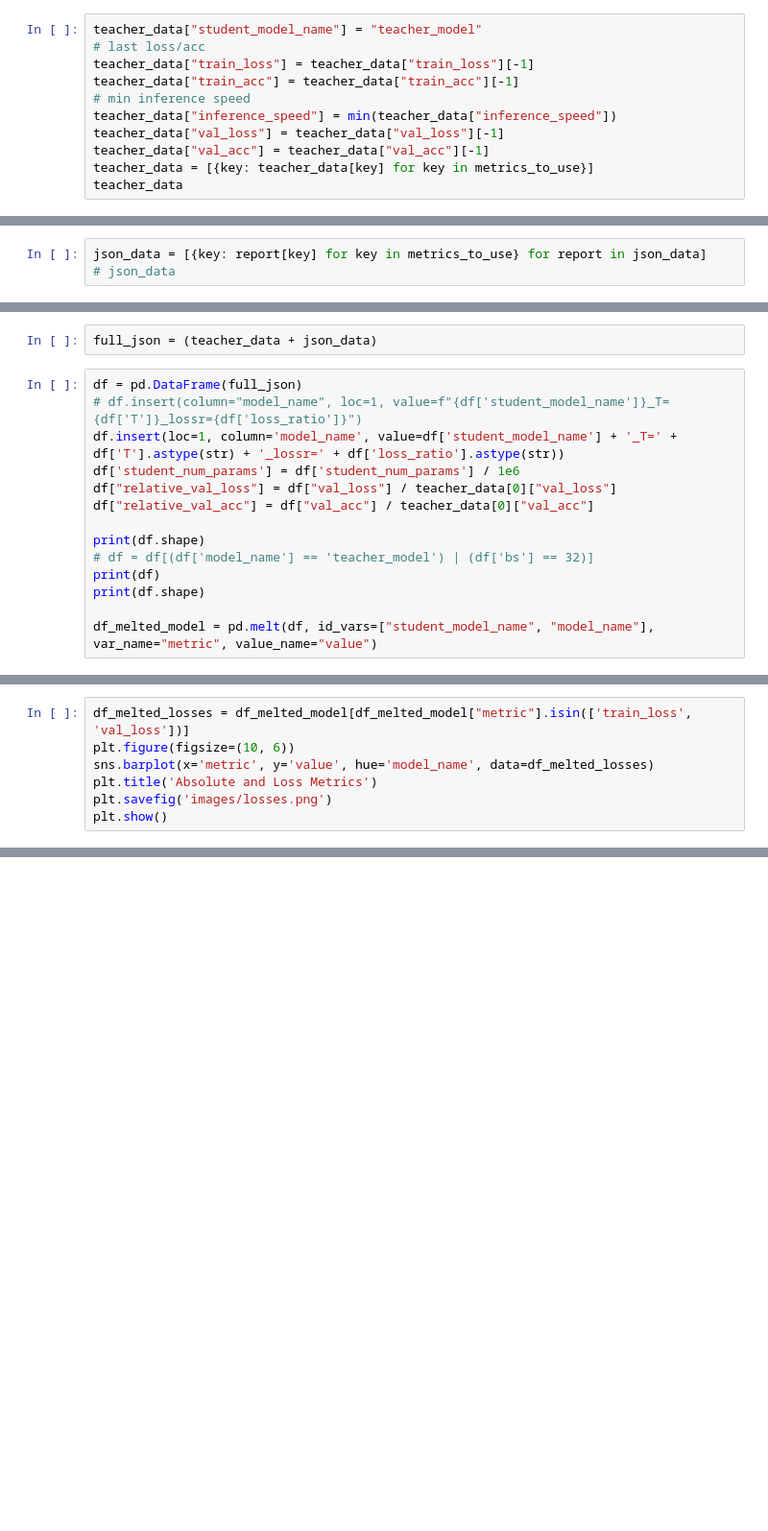
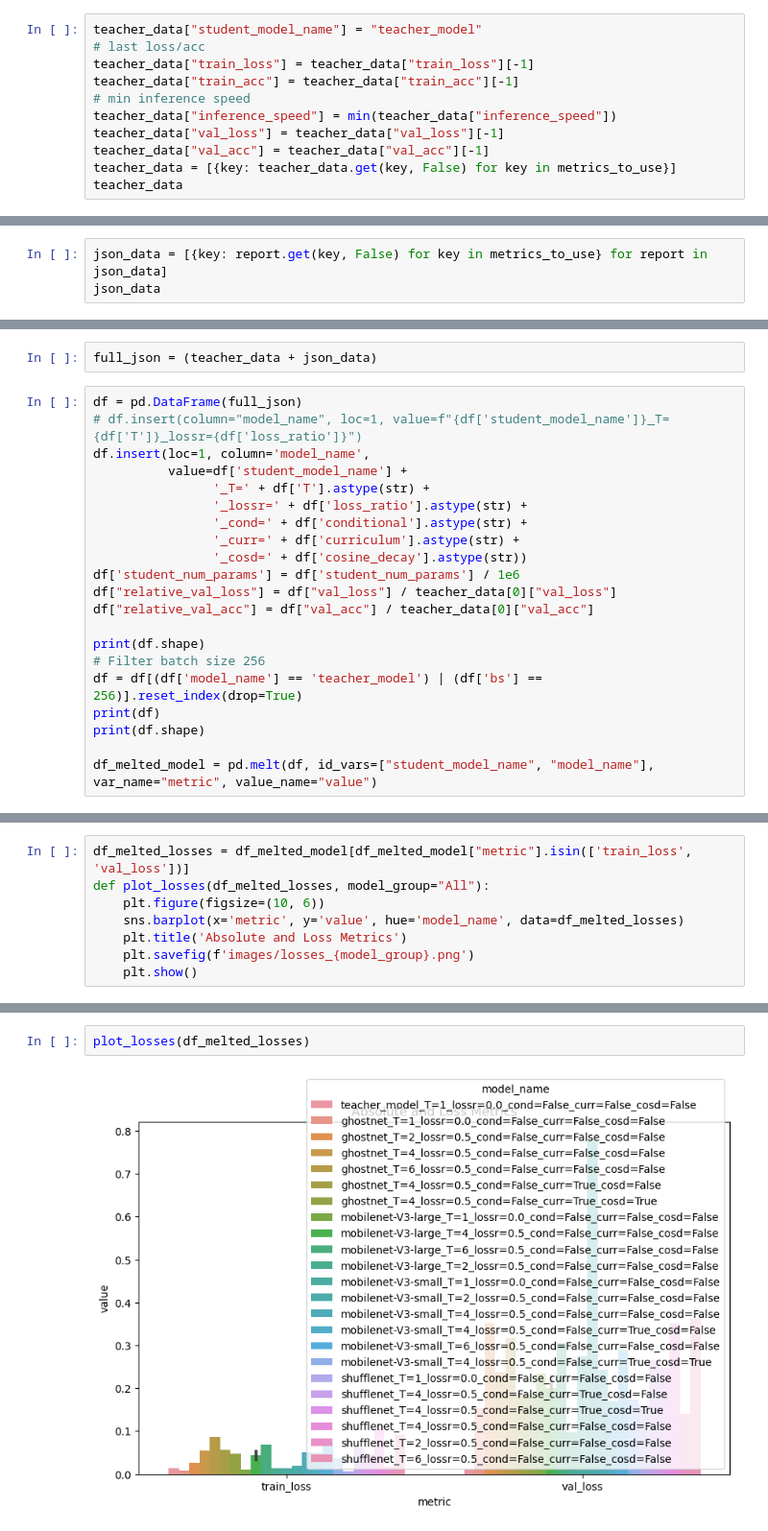
Before and after one commit to AndrisFreeman/KnowledgeDistillation_AZ, a Jupyter notebook: eval_experiments.ipynb, the cells around one changed output, grey strips where cells are left out. Shown at 96% size. Drawn from its saved outputs; the diff is of its cells as text; blank space fills up the shorter version.

Commit message:
preliminary result images

```diff
--- a/eval_experiments.ipynb
+++ b/eval_experiments.ipynb
@@ -57,7 +58,7 @@ teacher_data["train_acc"] = teacher_data["train_acc"][-1]
 teacher_data["inference_speed"] = min(teacher_data["inference_speed"])
 teacher_data["val_loss"] = teacher_data["val_loss"][-1]
 teacher_data["val_acc"] = teacher_data["val_acc"][-1]
-teacher_data = [{key: teacher_data[key] for key in metrics_to_use}]
+teacher_data = [{key: teacher_data.get(key, False) for key in metrics_to_use}]
 teacher_data
 # %% [output]
 [{'student_model_name': 'teacher_model',
@@ -92,5 +96,5 @@ json_data
    0.14737391471862793,
    0.14939665794372559]}]
 # %%
-json_data = [{key: report[key] for key in metrics_to_use} for report in json_data]
-# json_data
+json_data = [{key: report.get(key, False) for key in metrics_to_use} for report in json_data]
+json_data
@@ -131,13 +153,20 @@ full_json = (teacher_data + json_data)
 # %%
 df = pd.DataFrame(full_json)
 # df.insert(column="model_name", loc=1, value=f"{df['student_model_name']}_T={df['T']}_lossr={df['loss_ratio']}")
-df.insert(loc=1, column='model_name', value=df['student_model_name'] + '_T=' + df['T'].astype(str) + '_lossr=' + df['loss_ratio'].astype(str))
+df.insert(loc=1, column='model_name',
+          value=df['student_model_name'] +
+                '_T=' + df['T'].astype(str) +
+                '_lossr=' + df['loss_ratio'].astype(str) +
+                '_cond=' + df['conditional'].astype(str) +
+                '_curr=' + df['curriculum'].astype(str) +
+                '_cosd=' + df['cosine_decay'].astype(str))
 df['student_num_params'] = df['student_num_params'] / 1e6
 df["relative_val_loss"] = df["val_loss"] / teacher_data[0]["val_loss"]
 df["relative_val_acc"] = df["val_acc"] / teacher_data[0]["val_acc"]
 
 print(df.shape)
-# df = df[(df['model_name'] == 'teacher_model') | (df['bs'] == 32)]
+# Filter batch size 256
+df = df[(df['model_name'] == 'teacher_model') | (df['bs'] == 256)].reset_index(drop=True)
 print(df)
 print(df.shape)
 
@@ -163,7 +192,8 @@ df_melted_model = pd.melt(df, id_vars=["student_model_name", "model_name"], var_
 # %%
 df_melted_losses = df_melted_model[df_melted_model["metric"].isin(['train_loss', 'val_loss'])]
-plt.figure(figsize=(10, 6))
-sns.barplot(x='metric', y='value', hue='model_name', data=df_melted_losses)
-plt.title('Absolute and Loss Metrics')
-plt.savefig('images/losses.png')
-plt.show()
+def plot_losses(df_melted_losses, model_group="All"):
+    plt.figure(figsize=(10, 6))
+    sns.barplot(x='metric', y='value', hue='model_name', data=df_melted_losses)
+    plt.title('Absolute and Loss Metrics')
+    plt.savefig(f'images/losses_{model_group}.png')
+    plt.show()
@@ -171,0 +200,4 @@ plt.show()
+# %%
+plot_losses(df_melted_losses)
+# %% [output]
+[figure, added]
```
Also changed, not shown: parts of 17 cells of this notebook, 11 other files.
